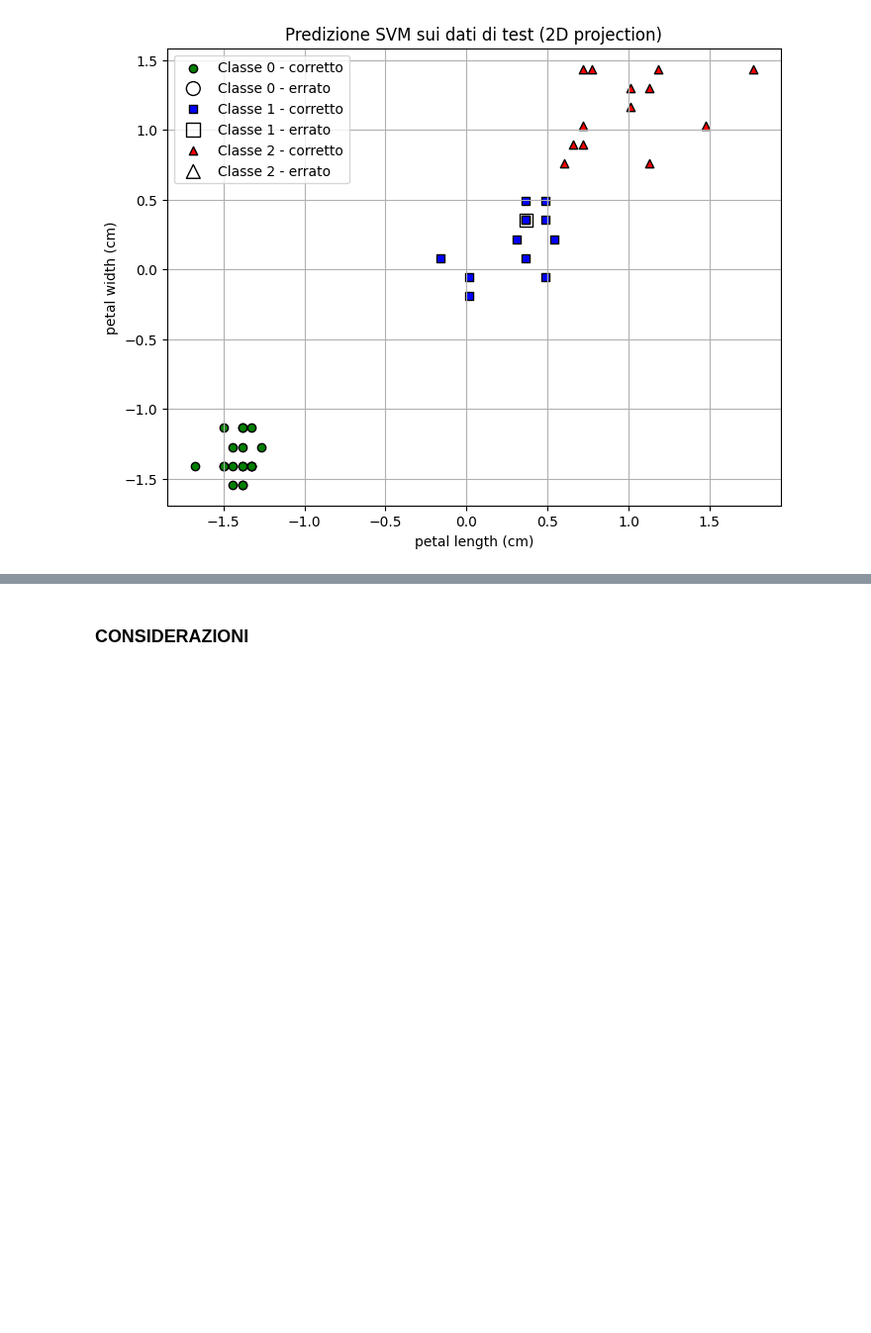
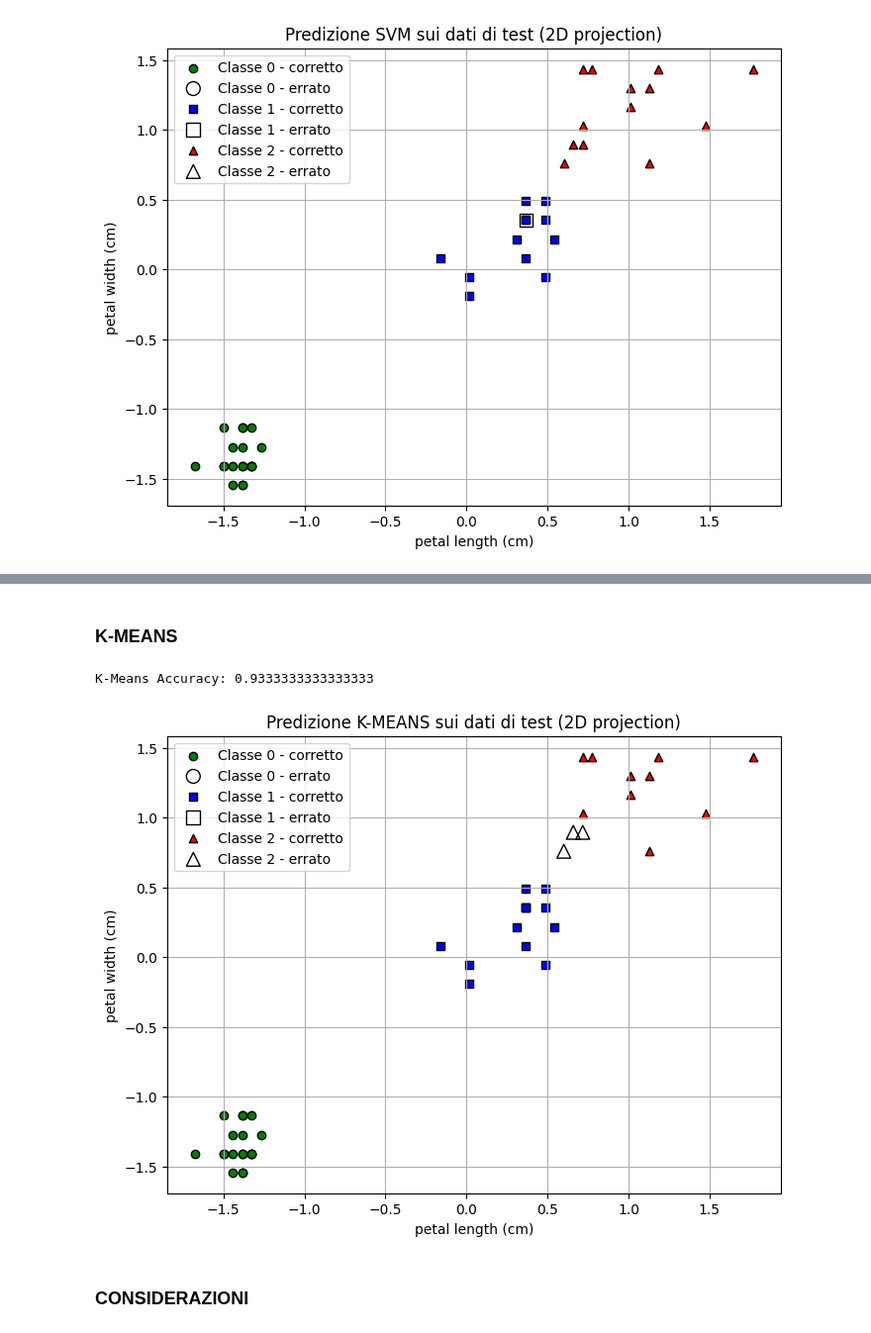
Before and after one commit to FabioBiit/ML_SCRIPTS, a Jupyter notebook: NOTEBOOKS/ML_NOTEBOOK.ipynb, the cells around one changed output, grey strips where cells are left out. Shown at 99% size. Saved outputs shown, nothing was run; the diff lists cells and outputs as text; code cells hidden in the pictures; blank space fills up the shorter version.

Commit message:
Creato con Colab - MLP, KNN, K-MEANS & Refactor Notebook

```diff
--- a/NOTEBOOKS/ML_NOTEBOOK.ipynb
+++ b/NOTEBOOKS/ML_NOTEBOOK.ipynb
@@ -201,3 +255,26 @@ plot_test_predictions(X_test_vis, y_test, y_pred_svm, iris.feature_names[2:4], "
+# %% [markdown]
+### **K-MEANS**
+# %%
+# Predizione cluster sapendo che ci siano solo 3 cluster
+# E' possibile usare questo modello solo perché abbiamo le label di output
+
+# Creazione modello KMEANS
+kmeans = KMeans(n_clusters=3, random_state=random_seed)
+# Allena il modello sui dati di training scalati
+kmeans.fit(X_train, y_train)
+# Valuta le predizioni
+y_pred_kmeans = kmeans.predict(X_test)
+y_pred_kmeans = np.mod(y_pred_kmeans-1, 3) # Per Metchare le Label
+
+accuracy_kmeans = accuracy_score(y_test, y_pred_kmeans)
+print(f"K-Means Accuracy: {accuracy_kmeans}")
+# %% [output]
+K-Means Accuracy: 0.9333333333333333
+# %%
+#Richiamo Funcion per plot dati KNN
+plot_test_predictions(X_test_vis, y_test, y_pred_kmeans, iris.feature_names[2:4], "Predizione K-MEANS sui dati di test (2D projection)")
+# %% [output]
+[figure, added]
 # %% [markdown]
 ### **CONSIDERAZIONI**
 # %% [markdown]
```
Also changed, not shown: parts of 14 cells of this notebook.
